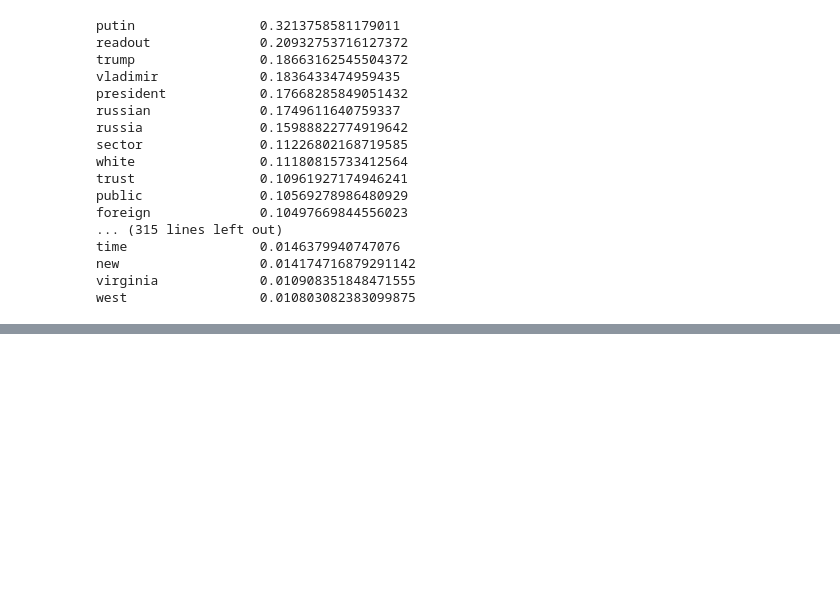
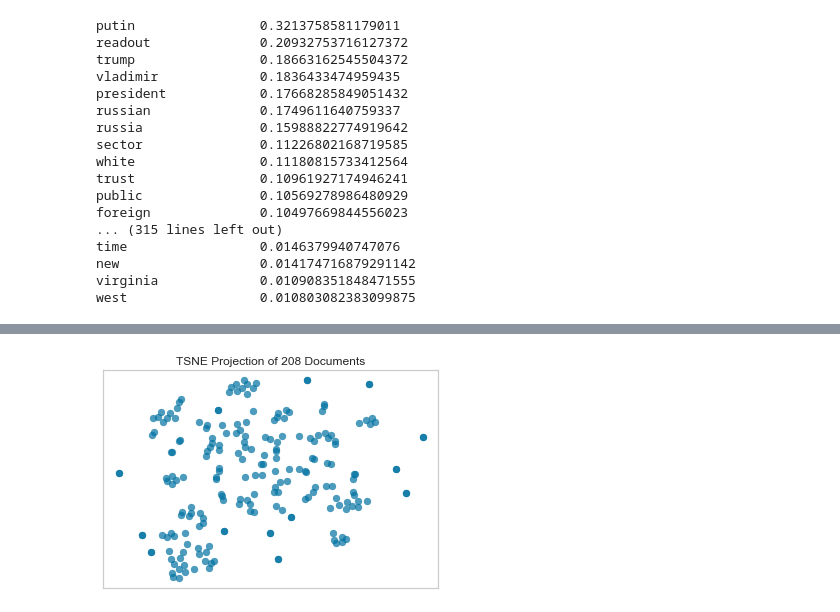
Before and after one commit to mslovett21/Bad_Press, a Jupyter notebook: Database/database.ipynb, the cells around one changed output, grey strips where cells are left out. Saved outputs shown, nothing was run; the diff lists cells and outputs as text; code cells hidden in the pictures; blank space fills up the shorter version.

```diff
--- a/Database/database.ipynb
+++ b/Database/database.ipynb
@@ -332,6 +264,9 @@ def get_summary(text):
                 else:
                     sentenceValue[sentence] = value
 
+    for k,v in sentenceValue.copy().items():
+        sentenceValue[k] = sentenceValue[k]/len(k)
+
     sumValues = 0
     for sentence in sentenceValue:
         sumValues += sentenceValue[sentence]
@@ -340,12 +275,14 @@ def get_summary(text):
     average = int(sumValues/ len(sentenceValue))
 
     summary = ''
+    print(len(sentences))
     for sentence in sentences:
         if sentence in sentenceValue and sentenceValue[sentence] > (1.5 * average):
             summary +=  " " + sentence
+    print("final",len(summary) )
     return summary
 
 #6,12,181, 197, 205,
-temp = all_data.at[12, 'article_text']
+#temp = all_data.at[12, 'article_text']
 #temp = article.at[12, 'summary']
-print(get_summary(temp))
+#print(get_summary(temp))
@@ -363,7 +306,9 @@ for i in range(0, size):
     if(article.at[i, 'summary']) == '':
         print("ok ", i)
         try:
-            article.at[i, 'summary'] = get_summary(all_data.at[i, "article_text"])
+            text_summary = get_summary(all_data.at[i, "article_text"])
+            print(len(text_summary))
+            article.at[i, 'summary'] = text_summary
         except KeyError:
             print("not there")
 # %% [output]
@@ -410,0 +341,5 @@ article
+# %%
+for index,row in article.iterrows():
+    if row["summary"] == "":
+        print(index)
+        print(len(all_data.at[index, "article_text"]))
@@ -556,3 +494,10 @@ west                 0.010803082383099875
 # %%
 #try to cluster and use tsne
 #visualize and try to find groups
+# %%
+from sklearn.cluster import KMeans
+
+k = 7
+km = KMeans(n_clusters=k, init='k-means++', max_iter=100, n_init=5,
+                verbose=1)
+km.fit(tfidf_matrix)
@@ -558,0 +525,8 @@ west                 0.010803082383099875
+# %%
+from yellowbrick.text import TSNEVisualizer
+
+tsne = TSNEVisualizer()
+tsne.fit(tfidf_matrix)
+tsne.poof()
+# %% [output]
+[figure, added]
```
Also changed, not shown: parts of 45 cells of this notebook, 13 other files.
